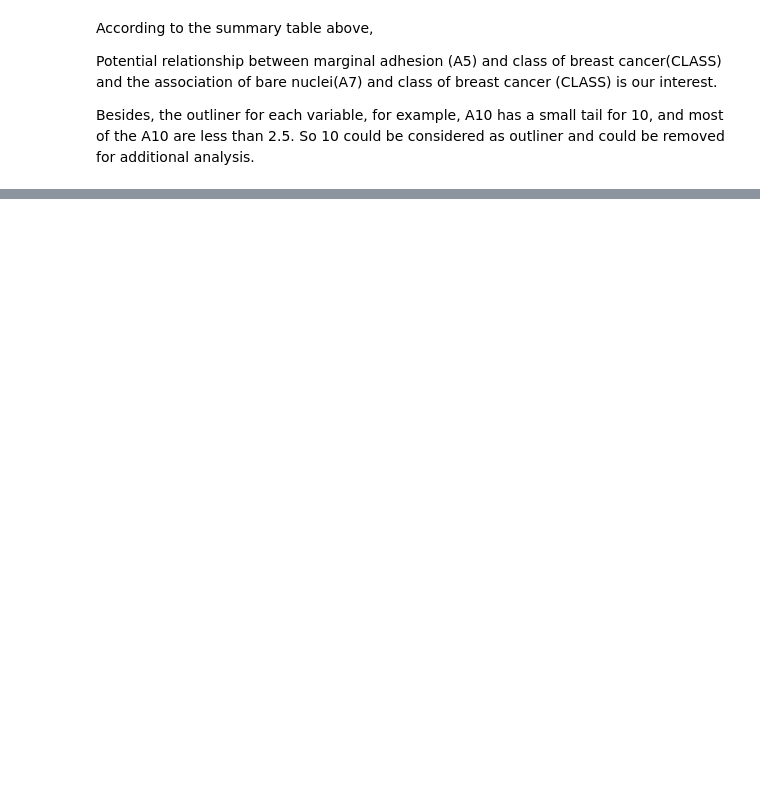
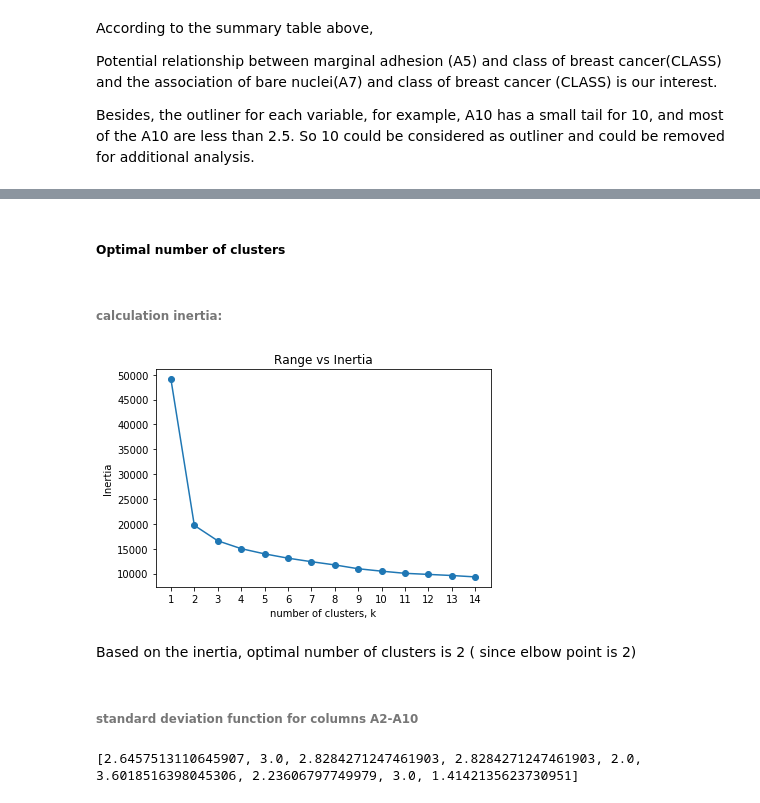
Before and after one commit to psiddam/FA18INFO-G9-PythonProject, a Jupyter notebook: Phase2/Code/Final Project Phase2.ipynb, the cells around one changed output, grey strips where cells are left out. Drawn from its saved outputs; the diff is of its cells as text; code cells hidden in the pictures; blank space fills up the shorter version.

```diff
--- a/Phase2/Code/Final Project Phase2.ipynb
+++ b/Phase2/Code/Final Project Phase2.ipynb
@@ -202,0 +242,6 @@ Besides, the outliner for each variable, for example, A10 has a small tail for 1
+# %%
+# run KMeans on df (with n_clusters=4)
+model = KMeans(n_clusters=4)
+# fit kmeans object to data df Column A2 to A10
+model.fit(df.iloc[:,1:10])
+labels = model.predict(df.iloc[:,1:10])
@@ -202,0 +262,29 @@ Besides, the outliner for each variable, for example, A10 has a small tail for 1
+# %% [markdown]
+##### Optimal number of clusters
+# %% [markdown]
+######  calculation inertia:
+# %%
+# make a range
+ks = range(1, 15)
+inertias = [] # empty list
+
+# for loop
+for k in ks:
+    model =KMeans(n_clusters=k)
+    model.fit(df.iloc[:,1:10])
+    # Append the inertia to the list of inertias
+    inertias.append(model.inertia_)
+# %%
+# Plot Range vs Inertias
+plt.plot(ks, inertias, '-o')
+plt.xlabel('number of clusters, k')
+plt.ylabel('Inertia')
+plt.title('Range vs Inertia')
+plt.xticks(ks)
+plt.show()
+# %% [output]
+[figure, added]
+# %% [markdown]
+Based on the inertia, optimal number of clusters is 2 ( since elbow point is 2)
+# %% [markdown]
+###### standard deviation function for columns A2-A10
@@ -202,0 +293,5 @@ Besides, the outliner for each variable, for example, A10 has a small tail for 1
+# %%
+sdlist =[stdev(f2),stdev(f3),stdev(f4),stdev(f5),stdev(f6),stdev(f7),stdev(f8),stdev(f9),stdev(f10)]
+print(sdlist)
+# %% [output]
+[2.6457513110645907, 3.0, 2.8284271247461903, 2.8284271247461903, 2.0, 3.6018516398045306, 2.23606797749979, 3.0, 1.4142135623730951]
```
Also changed, not shown: parts of 21 cells of this notebook.
